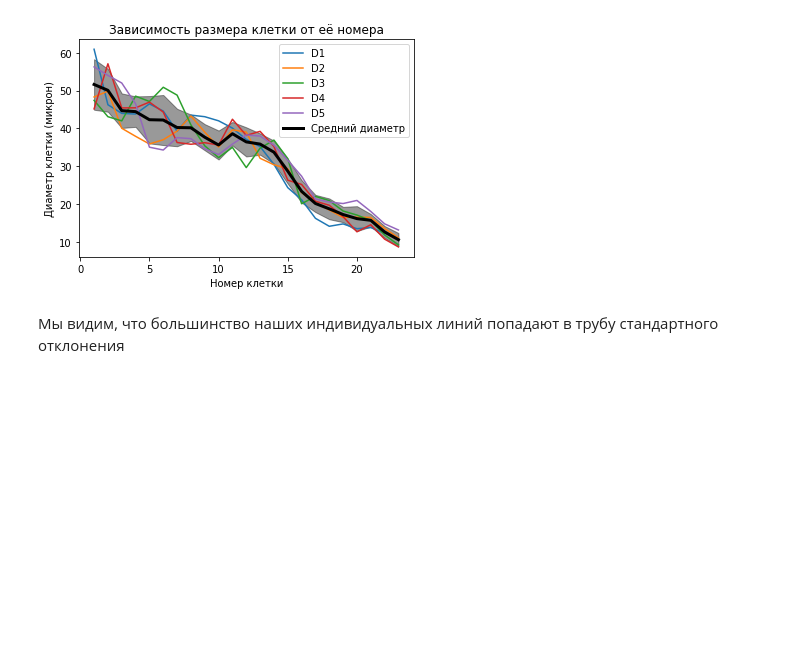
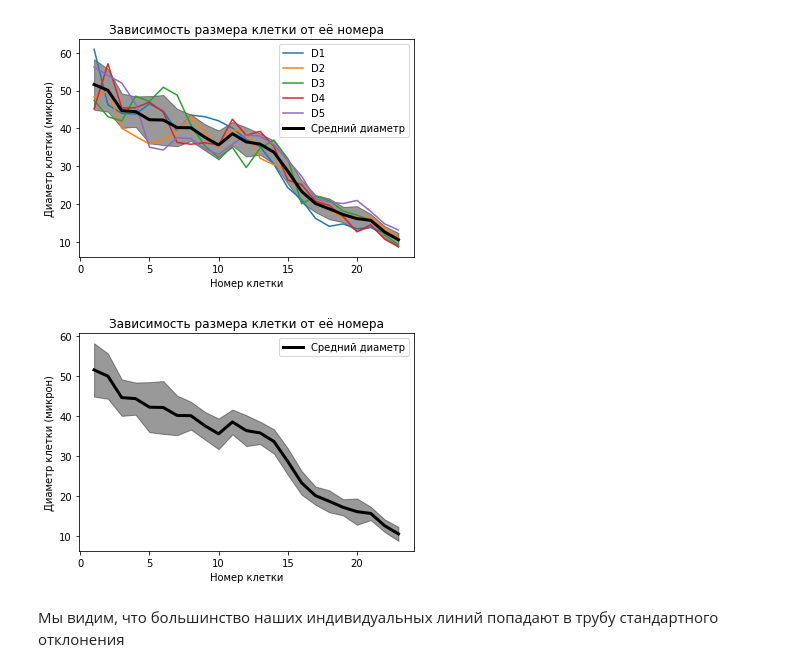
Before and after one commit to mikewellmeansme/biological-statistics-course, a Jupyter notebook: lesson_005.ipynb, the cells around one changed output. Cells and saved outputs as stored; diff of their text form; code cells hidden in the pictures; blank space fills up the shorter version.

```diff
--- a/lesson_005.ipynb
+++ b/lesson_005.ipynb
@@ -152,6 +152,31 @@ plt.legend()
 plt.show()
 # %% [output]
 [figure]
+# %%
+plt.plot(
+    df['№'],                # Значения по X
+    df['Dmean'],            # Значения по Y
+    color='black',          # Цвет линии - Чёрный
+    linewidth='3',          # Толщина линии равна 3
+    label='Средний диаметр'
+)
+
+# Строим трубу стандартного отклонения
+plt.fill_between(
+    df['№'],                # Значения по X
+    df['Dmean']-df['Dstd'], # Значения по Y для нижней границы трубы - среднее значение минус стандартное отклонение в точке
+    df['Dmean']+df['Dstd'], # Значения по Y для верхней границы трубы - среднее значение плюс стандартное отклонение в точке
+    color='black',          # Цвет заполнения - чёрный
+    alpha=0.4               # Непрозрачность заполнения составит 40%
+)
+
+plt.xlabel('Номер клетки')
+plt.ylabel('Диаметр клетки (микрон)')
+plt.title('Зависимость размера клетки от её номера')
+plt.legend()
+plt.show()
+# %% [output]
+[figure, added]
 # %% [markdown]
 Мы видим, что большинство наших индивидуальных линий попадают в трубу стандартного отклонения
 # %% [markdown]
```
